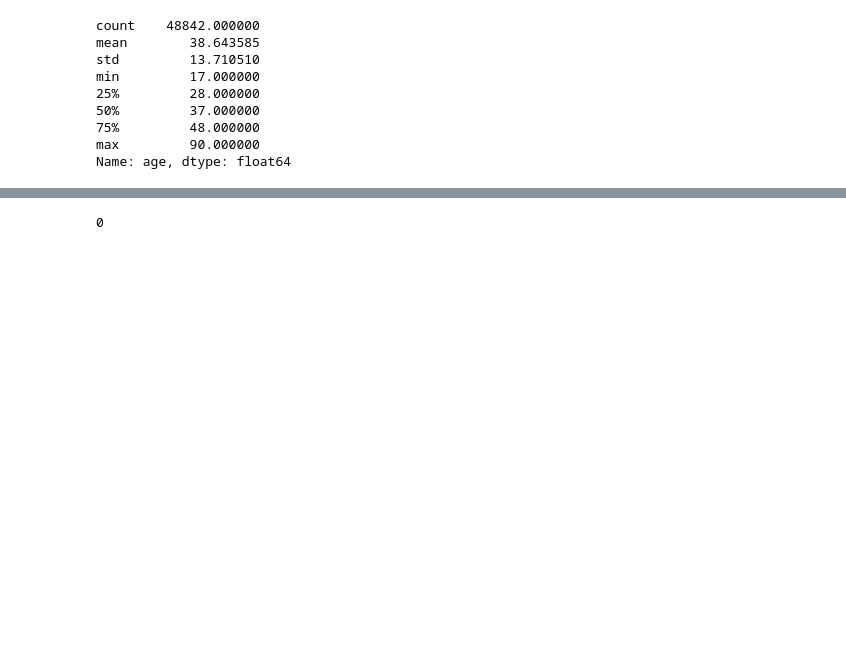
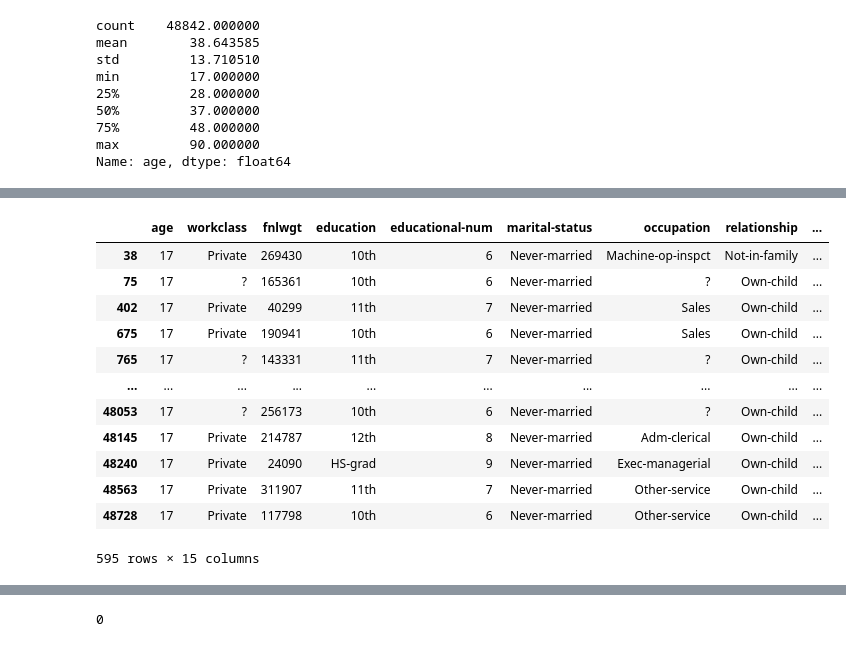
Before and after one commit to taleyahusn21/ExploratoryDataAnalysis, a Jupyter notebook: Assignment EDA- updated.ipynb, the cells around one changed output, grey strips where cells are left out. Cells and saved outputs as stored; diff of their text form; code cells hidden in the pictures; blank space fills up the shorter version.

```diff
--- a/Assignment EDA- updated.ipynb
+++ b/Assignment EDA- updated.ipynb
@@ -30,0 +80,16 @@ Name: age, dtype: float64
+# %%
+df[df['age'] < lowerlimit]
+# %% [output]
+|  | age | workclass | fnlwgt | education | educational-num | marital-status | occupation | relationship | ... |
+| 38 | 17 | Private | 269430 | 10th | 6 | Never-married | Machine-op-inspct | Not-in-family | ... |
+| 75 | 17 | ? | 165361 | 10th | 6 | Never-married | ? | Own-child | ... |
+| 402 | 17 | Private | 40299 | 11th | 7 | Never-married | Sales | Own-child | ... |
+| 675 | 17 | Private | 190941 | 10th | 6 | Never-married | Sales | Own-child | ... |
+| 765 | 17 | ? | 143331 | 11th | 7 | Never-married | ? | Own-child | ... |
+| ... | ... | ... | ... | ... | ... | ... | ... | ... | ... |
+| 48053 | 17 | ? | 256173 | 10th | 6 | Never-married | ? | Own-child | ... |
+| 48145 | 17 | Private | 214787 | 12th | 8 | Never-married | Adm-clerical | Own-child | ... |
+| 48240 | 17 | Private | 24090 | HS-grad | 9 | Never-married | Exec-managerial | Own-child | ... |
+| 48563 | 17 | Private | 311907 | 11th | 7 | Never-married | Other-service | Own-child | ... |
+| 48728 | 17 | Private | 117798 | 10th | 6 | Never-married | Other-service | Own-child | ... |
+595 rows × 15 columns
```
Also changed, not shown: parts of 20 cells of this notebook.
